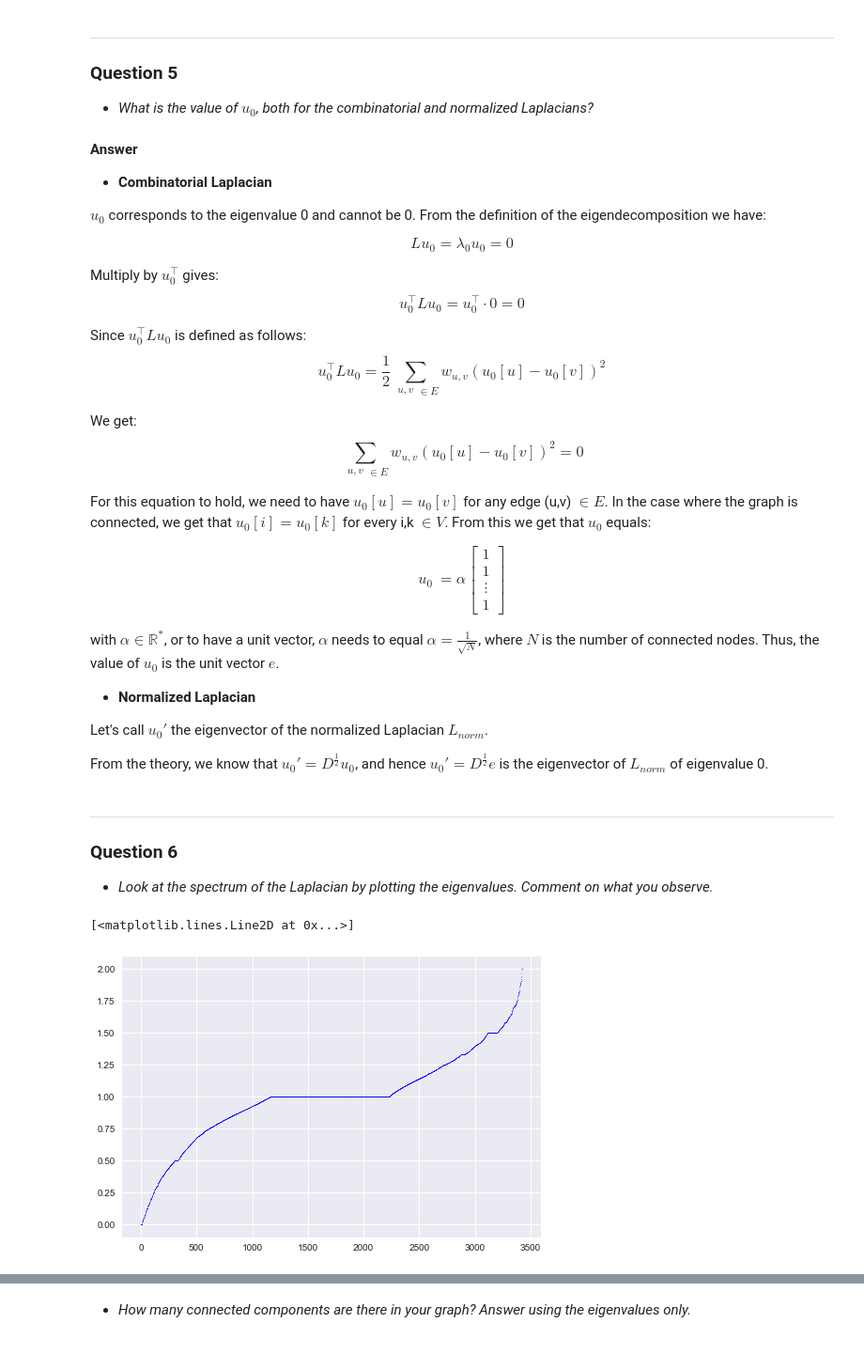
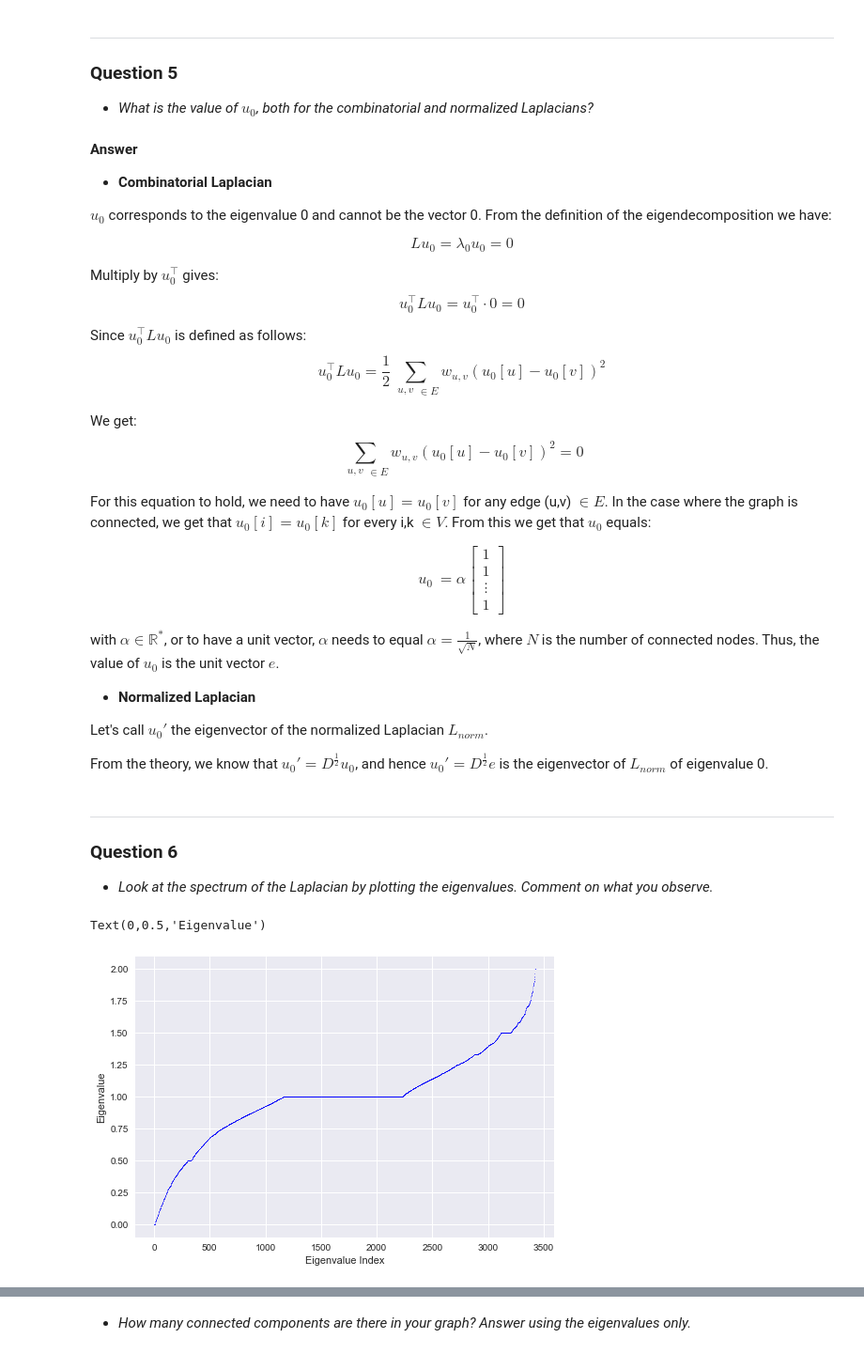
Before and after one commit to csordas1020/NTDS_group_6, a Jupyter notebook: milestones/3_spectral_graph_theory.ipynb, the cells around one changed output, grey strips where cells are left out. Shown at 94% size. Saved outputs shown, nothing was run; the diff lists cells and outputs as text; code cells hidden in the pictures.

```diff
--- a/milestones/3_spectral_graph_theory.ipynb
+++ b/milestones/3_spectral_graph_theory.ipynb
@@ -159,7 +168,7 @@ This quantity tells us how "smooth" x is, i.e. a larger quantity means a higher
 
  * **Combinatorial Laplacian**
 
-$u_0$ corresponds to the eigenvalue 0 and cannot be 0. From the definition of the eigendecomposition we have:
+$u_0$ corresponds to the eigenvalue 0 and cannot be the vector 0. From the definition of the eigendecomposition we have:
 
 \begin{equation}
 L u_0 = \lambda_0 u_0 = 0
@@ -205,8 +214,10 @@ From the theory, we know that $u_0' = D^{\frac{1}{2}} u_0$, and hence $u_0' =  D
 Comment on what you observe.*
 # %%
 plt.plot(eigenvalues.real, "b." , markersize = 1)
+plt.xlabel('Eigenvalue Index')
+plt.ylabel('Eigenvalue')
 # %% [output]
-[<matplotlib.lines.Line2D at 0x...>]
+Text(0,0.5,'Eigenvalue')
-[figure, old version]
+[figure, new version]
 # %% [markdown]
 **Answer**
```
Also changed, not shown: parts of 14 cells of this notebook, 1 other file.
